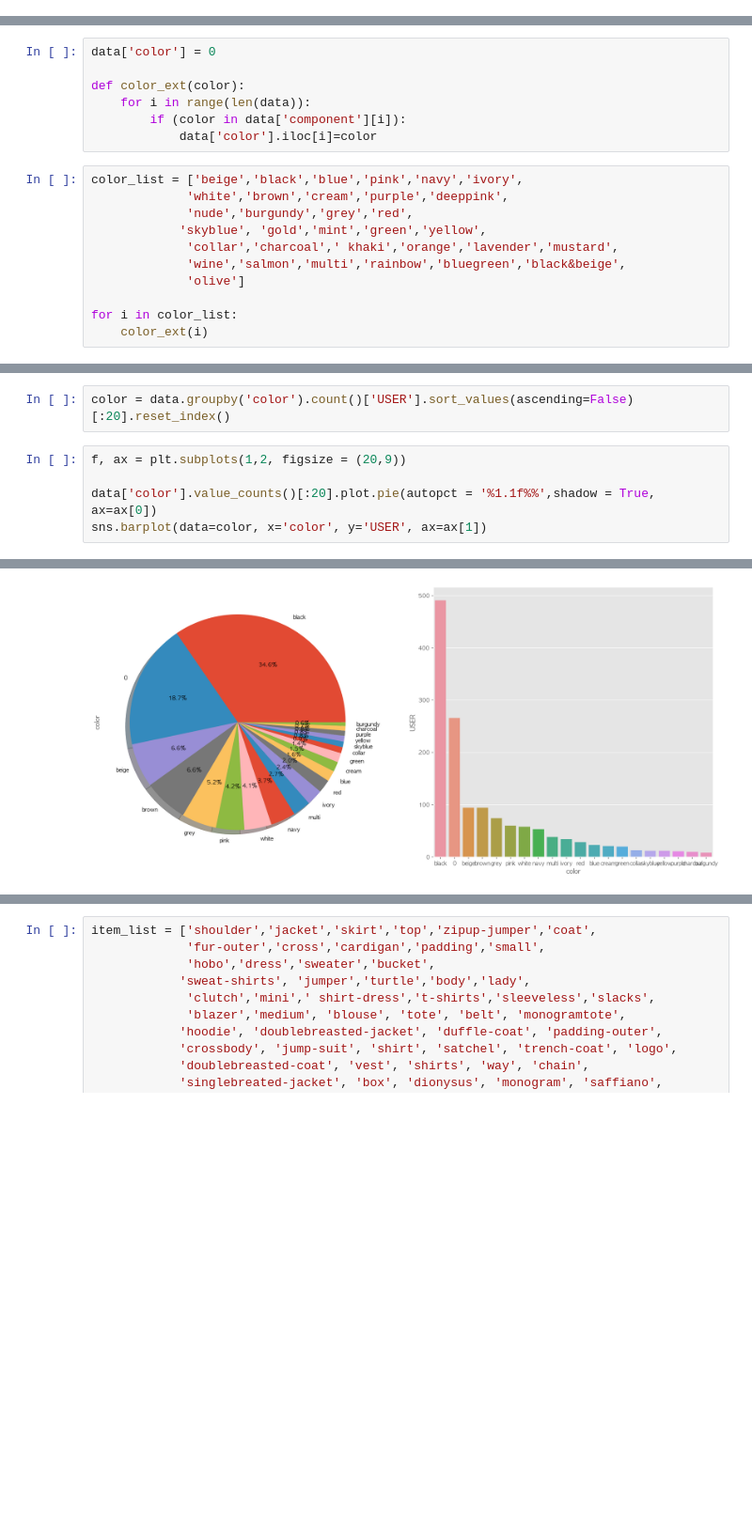
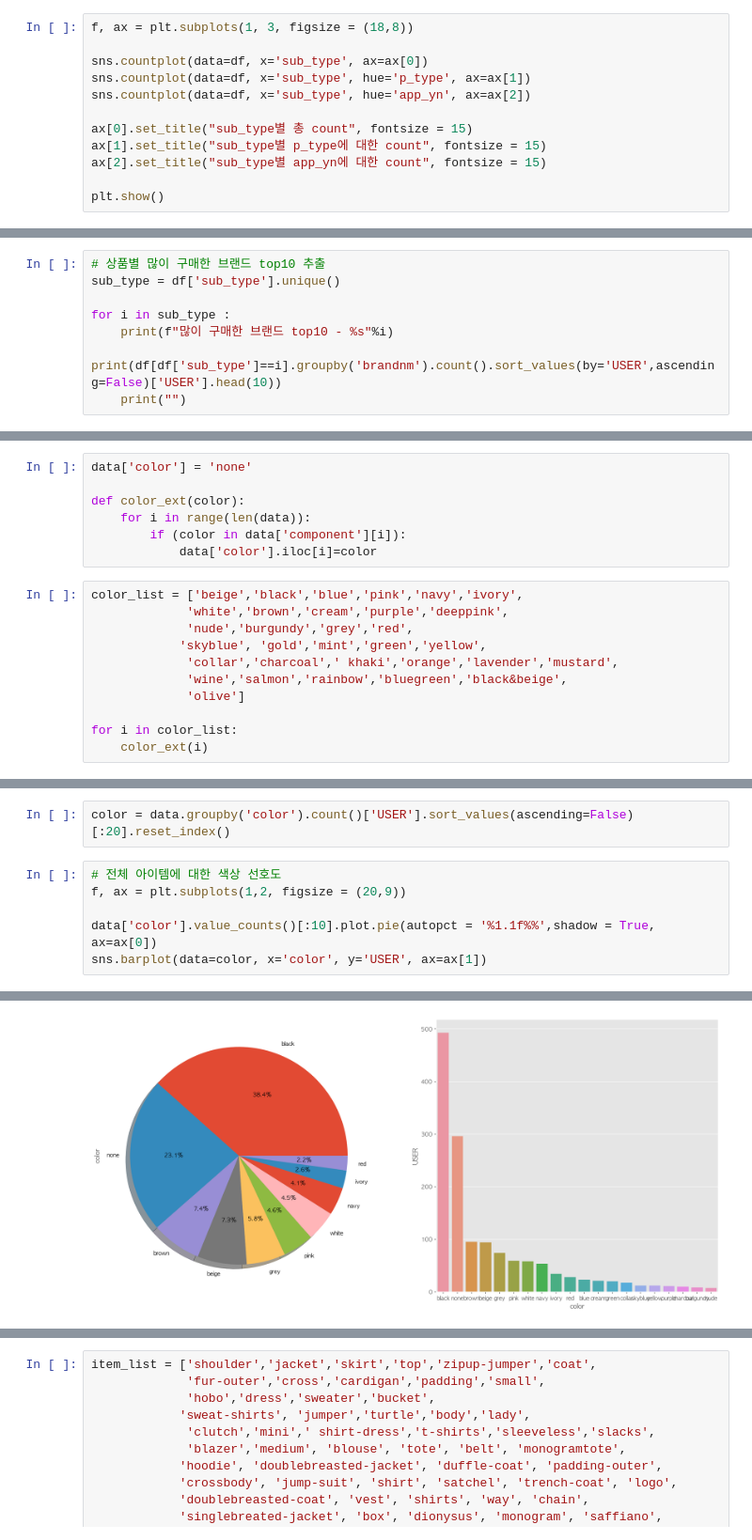
Before and after one commit to ilikeinow12/team2_wanted_onboarding, a Jupyter notebook: Project_no.3/Project3_draft.ipynb, the cells around one changed output, grey strips where cells are left out. Shown at 94% size. Cells and saved outputs as stored; diff of their text form; blank space fills up the shorter version.

```diff
--- a/Project_no.3/Project3_draft.ipynb
+++ b/Project_no.3/Project3_draft.ipynb
@@ -224,0 +308,12 @@ sns.barplot(data=top_20, x='brandnm', y='USER', hue='sub_type')
+# %%
+f, ax = plt.subplots(1, 3, figsize = (18,8))
+
+sns.countplot(data=df, x='sub_type', ax=ax[0])
+sns.countplot(data=df, x='sub_type', hue='p_type', ax=ax[1])
+sns.countplot(data=df, x='sub_type', hue='app_yn', ax=ax[2])
+
+ax[0].set_title("sub_type별 총 count", fontsize = 15)
+ax[1].set_title("sub_type별 p_type에 대한 count", fontsize = 15)
+ax[2].set_title("sub_type별 app_yn에 대한 count", fontsize = 15)
+
+plt.show()
@@ -224,0 +324,8 @@ sns.barplot(data=top_20, x='brandnm', y='USER', hue='sub_type')
+# %%
+# 상품별 많이 구매한 브랜드 top10 추출
+sub_type = df['sub_type'].unique()
+
+for i in sub_type :
+    print(f"많이 구매한 브랜드 top10 - %s"%i)
+    print(df[df['sub_type']==i].groupby('brandnm').count().sort_values(by='USER',ascending=False)['USER'].head(10))
+    print("")
@@ -225,7 +352,7 @@ sns.barplot(data=top_20, x='brandnm', y='USER', hue='sub_type')
 # %%
 data['component'] = data['goodsnm'].str.split()
 # %%
-data['color'] = 0
+data['color'] = 'none'
 
 def color_ext(color):
     for i in range(len(data)):
@@ -237,7 +364,7 @@ color_list = ['beige','black','blue','pink','navy','ivory',
              'nude','burgundy','grey','red',
             'skyblue', 'gold','mint','green','yellow',
              'collar','charcoal',' khaki','orange','lavender','mustard',
-             'wine','salmon','multi','rainbow','bluegreen','black&beige',
+             'wine','salmon','rainbow','bluegreen','black&beige',
              'olive']
 
 for i in color_list:
@@ -258,10 +385,11 @@ for i in range(len(data)):
 # %%
 color = data.groupby('color').count()['USER'].sort_values(ascending=False)[:20].reset_index()
 # %%
+# 전체 아이템에 대한 색상 선호도
 f, ax = plt.subplots(1,2, figsize = (20,9))
 
-data['color'].value_counts()[:20].plot.pie(autopct = '%1.1f%%',shadow = True, ax=ax[0])
+data['color'].value_counts()[:10].plot.pie(autopct = '%1.1f%%',shadow = True, ax=ax[0])
 sns.barplot(data=color, x='color', y='USER', ax=ax[1])
 # %% [output]
 <AxesSubplot:xlabel='color', ylabel='USER'>
-[figure, old version]
+[figure, new version]
```
Also changed, not shown: parts of 47 cells of this notebook.
